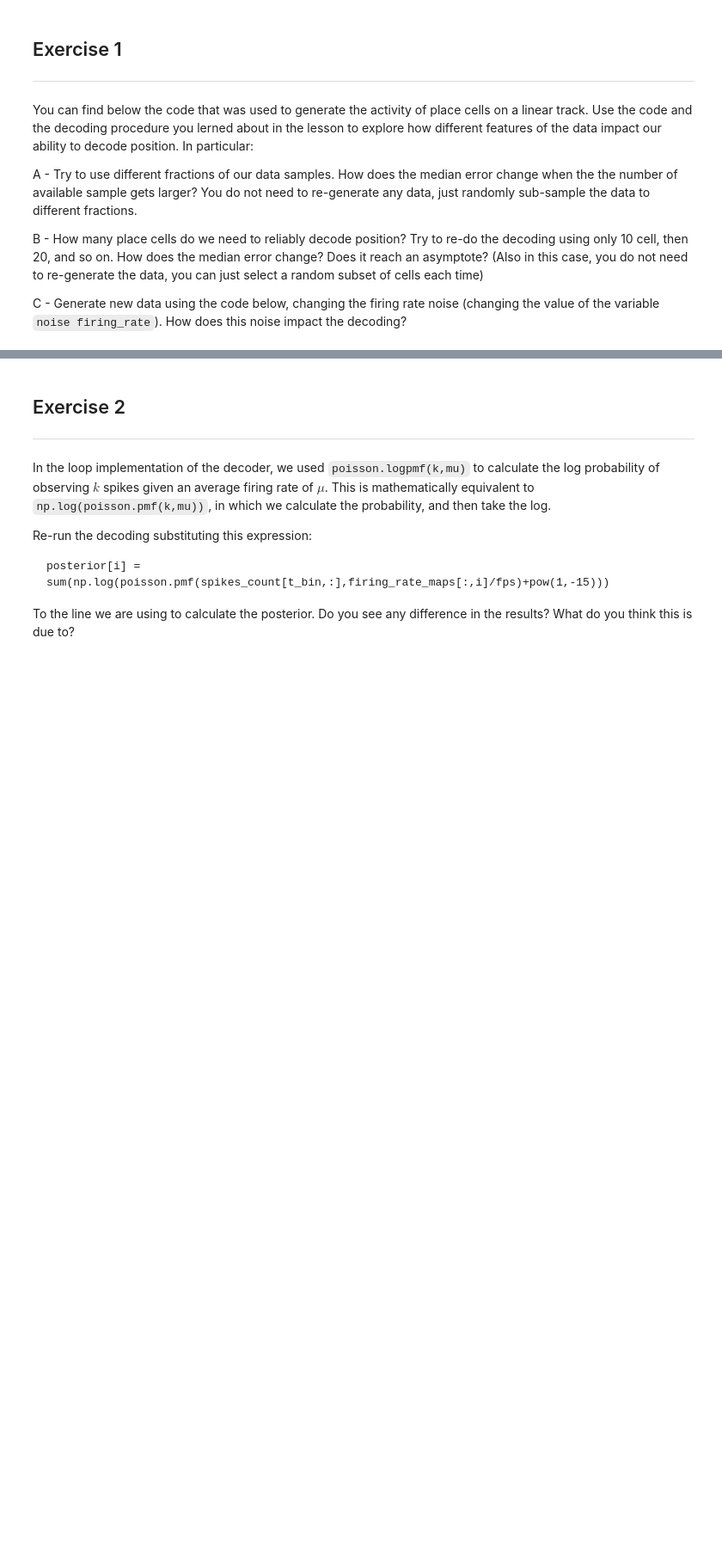
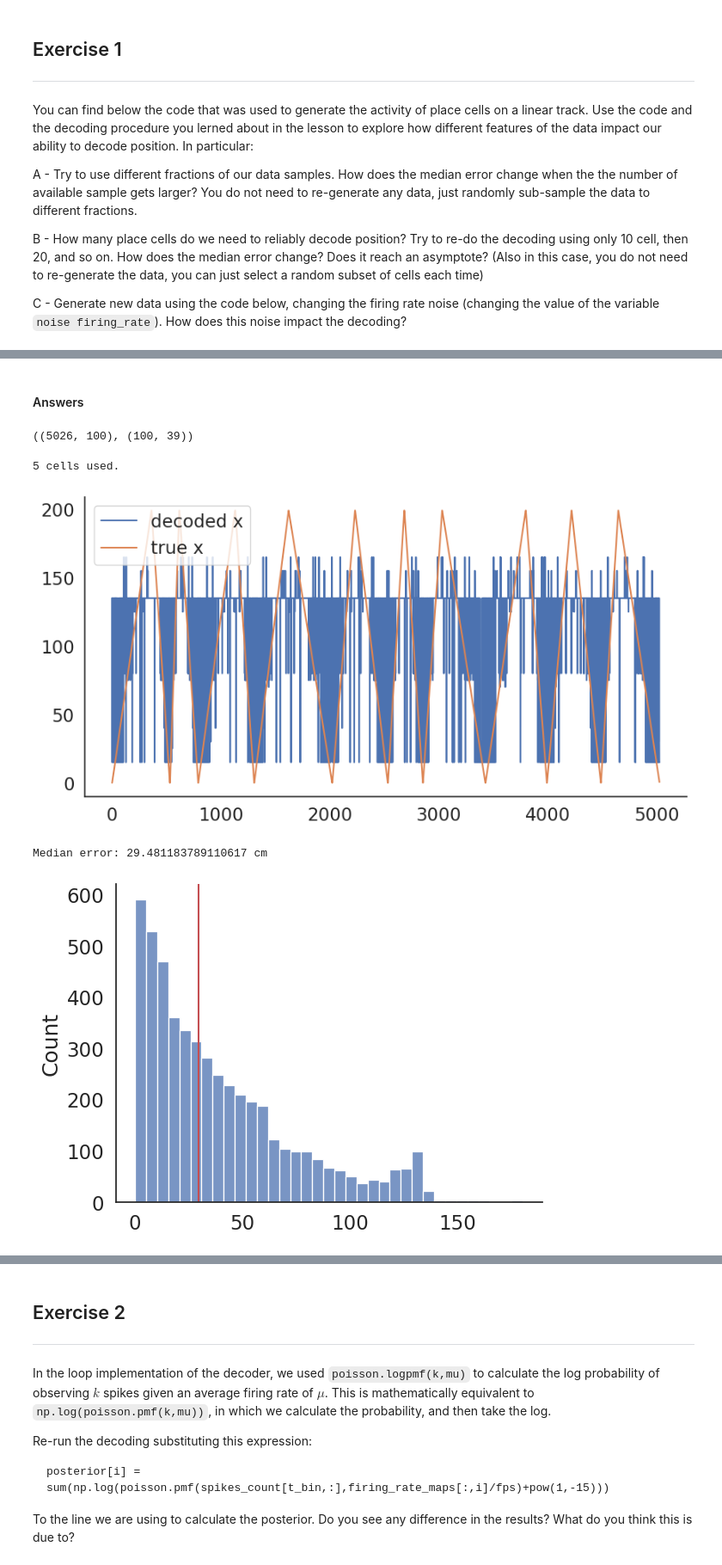
Before and after one commit to TSchwierz/NeuroAnalysis, a Jupyter notebook: BDexrcs.ipynb, the cells around one changed output, grey strips where cells are left out. Shown: that part at 86% size. Drawn from its saved outputs; the diff is of its cells as text; code cells hidden in the pictures; blank space fills up the shorter version.

```diff
--- a/BDexrcs.ipynb
+++ b/BDexrcs.ipynb
@@ -15,0 +92,2 @@ C - Generate new data using the code below, changing the firing rate noise (chan
+# %% [markdown]
+#### Answers
@@ -15,0 +97,4 @@ C - Generate new data using the code below, changing the firing rate noise (chan
+# %%
+np.shape(spikes_count), np.shape(firing_rate_maps)
+# %% [output]
+((5026, 100), (100, 39))
@@ -15,0 +115,21 @@ C - Generate new data using the code below, changing the firing rate noise (chan
+# %%
+#### B: ####
+n = max(0, min(n_cells, 5)) # Min Max statements to ensure correct index
+aux_spikes_count = spikes_count[:,:n]
+aux_firing_rate_maps = firing_rate_maps[:n]
+
+#Decoding code
+x_decoded = np.zeros_like(true_x[:n])
+#prior = occupancy / sum(occupancy)
+epsilon = pow(1,-10)
+log_posteriors = aux_spikes_count @ np.log(aux_firing_rate_maps+epsilon) - (1./fps)*np.sum(aux_firing_rate_maps, axis=0) #+ np.log(prior + epsilon)
+
+x_parallel = [space_bins[np.argmax(P)] for P in log_posteriors]
+
+print(f'{n} cells used.')
+PlotResults()
+# %% [output]
+5 cells used.
+[figure, added]
+Median error: 29.481183789110617 cm
+[figure, added]
```
Also changed, not shown: parts of 7 cells of this notebook, 2 other files.
